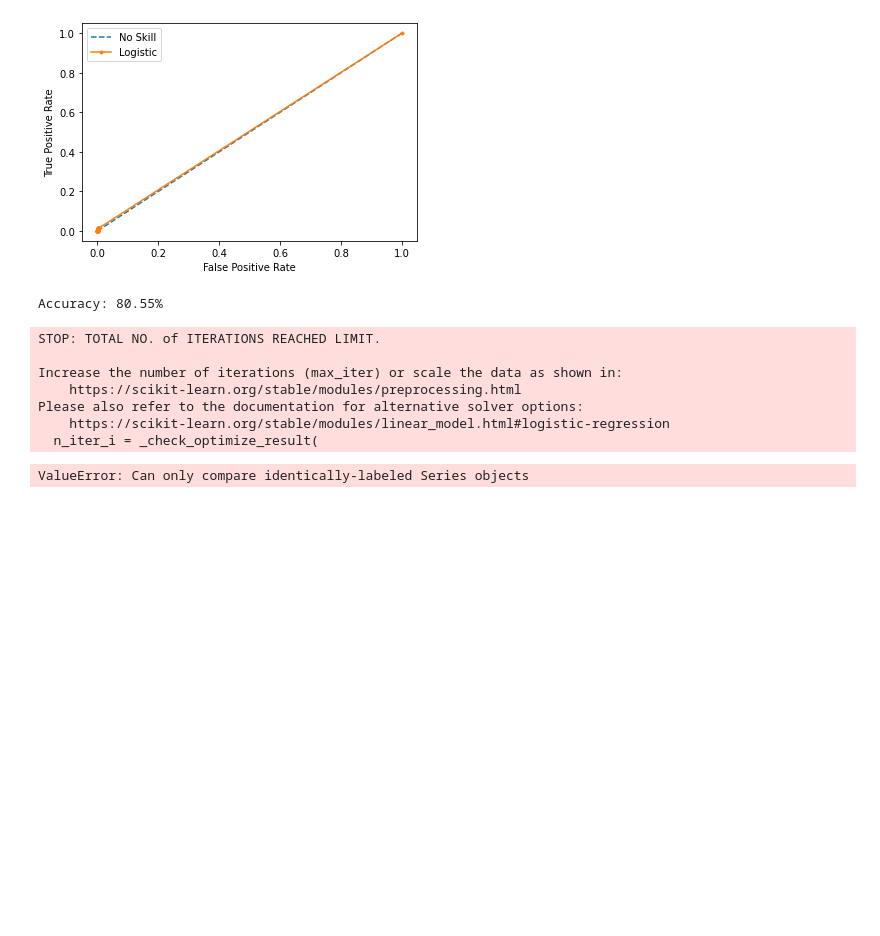
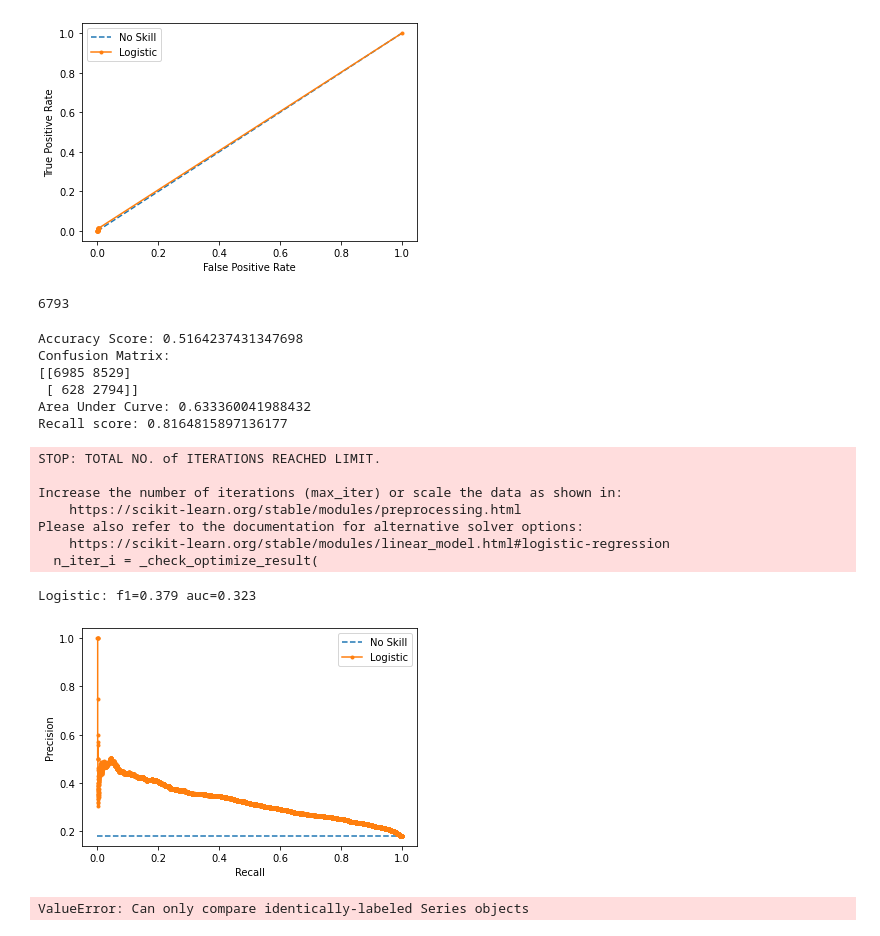
Before and after one commit to MarlonFacey/LoanDataLogReg, a Jupyter notebook: Loan Data EDA.ipynb, the cells around one changed output. Cells and saved outputs as stored; diff of their text form; code cells hidden in the pictures; blank space fills up the shorter version.

```diff
--- a/Loan Data EDA.ipynb
+++ b/Loan Data EDA.ipynb
@@ -250,17 +255,28 @@ plt.show()
 No Skill: ROC AUC=0.500
 Logistic: ROC AUC=0.505
 [figure]
+# %%
+np.sum(y_pred)
+# %% [output]
+6793
 # %%
-w = {0:1, 1:2}
-clf = LogisticRegression(class_weight = w)
+w = {0:1, 1:8}
+clf = LogisticRegression(class_weight = w,)
 clf.fit(X,Y)
-preds = clf.predict(X_test)
+y_pred = clf.predict(X_test)
 
-accuracy = np.mean(y_test == preds)
 
-print("Accuracy: %.2f%%" % (accuracy * 100.0))
+print(f'Accuracy Score: {accuracy_score(y_test,y_pred)}')
+print(f'Confusion Matrix: \n{confusion_matrix(y_test, y_pred)}')
+print(f'Area Under Curve: {roc_auc_score(y_test, y_pred)}')
+print(f'Recall score: {recall_score(y_test,y_pred)}')
 # %% [output]
-Accuracy: 80.55%
+Accuracy Score: 0.5164237431347698
+Confusion Matrix:
+[[6985 8529]
+ [ 628 2794]]
+Area Under Curve: 0.633360041988432
+Recall score: 0.8164815897136177
 STOP: TOTAL NO. of ITERATIONS REACHED LIMIT.
 
 Increase the number of iterations (max_iter) or scale the data as shown in:
@@ -268,3 +284,24 @@ Increase the number of iterations (max_iter) or scale the data as shown in:
 Please also refer to the documentation for alternative solver options:
     https://scikit-learn.org/stable/modules/linear_model.html#logistic-regression
   n_iter_i = _check_optimize_result(
+# %%
+lr_probs = clf.predict_proba(X_test)
+lr_probs = lr_probs[:, 1]
+lr_precision, lr_recall, _ = precision_recall_curve(y_test, lr_probs)
+lr_f1, lr_auc = f1_score(y_test, y_pred), auc(lr_recall, lr_precision)
+# summarize scores
+print('Logistic: f1=%.3f auc=%.3f' % (lr_f1, lr_auc))
+# plot the precision-recall curves
+no_skill = len(y_test[y_test==1]) / len(y_test)
+pyplot.plot([0, 1], [no_skill, no_skill], linestyle='--', label='No Skill')
+pyplot.plot(lr_recall, lr_precision, marker='.', label='Logistic')
+# axis labels
+pyplot.xlabel('Recall')
+pyplot.ylabel('Precision')
+# show the legend
+pyplot.legend()
+# show the plot
+pyplot.show()
+# %% [output]
+Logistic: f1=0.379 auc=0.323
+[figure, added]
```
Also changed, not shown: parts of 2 cells of this notebook.
